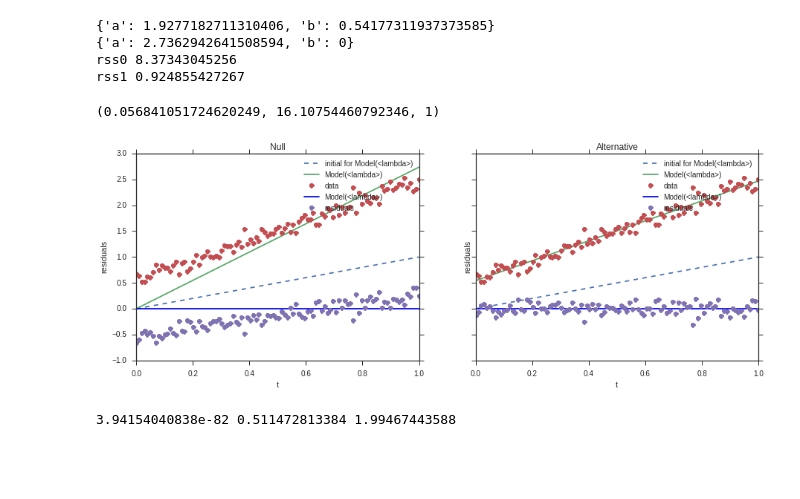
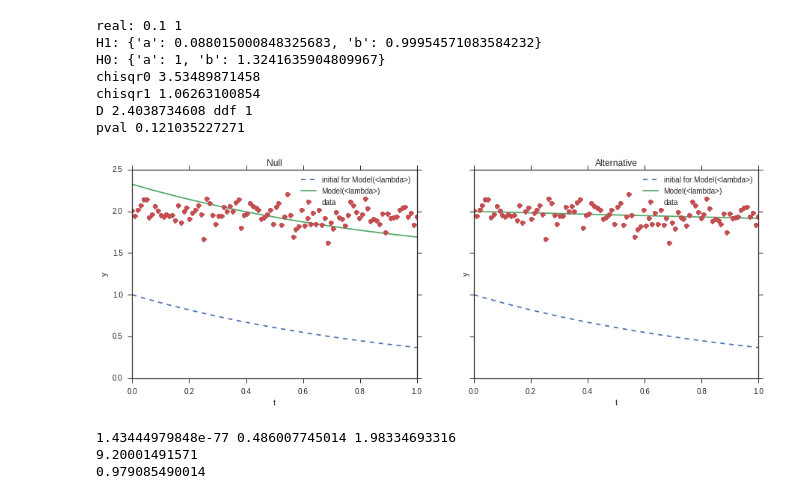
Before and after one commit to yoavram/curveball, a Jupyter notebook: notebooks/likelihood ratio test.ipynb, the cells around one changed output. Drawn from its saved outputs; the diff is of its cells as text; code cells hidden in the pictures; blank space fills up the shorter version.

```diff
--- a/notebooks/likelihood ratio test.ipynb
+++ b/notebooks/likelihood ratio test.ipynb
@@ -29,36 +30,46 @@ def lrt(model_fit0, model_fit1):
 # %%
 # test lrt
 fig, ax = subplots(1,2,sharex=True,sharey=True,figsize=(15,5))
 
-_t = linspace(0,1,100)
-_data = (2*_t+0.5) + normal(0,0.1,100)
-#plot(_t,  _data)
-_model = Model(lambda t,a,b: (a*t+b))
-_params = _model.make_params(a=1,b=0)
+N = 100
+t = linspace(0,1,N)
+a,b = 0.1,1
+f = lambda t,a,b: b + exp(-a*t)
+print "real:", a,b
+data = f(t,a,b) + normal(0,0.1,N)
+model = Model(f)
+params = model.make_params(a=1,b=0)
 
-_model_fit1 = _model.fit(_data, t=_t, params=_params)
-_model_fit1.plot_fit(ax=ax[1])
+model_fit1 = model.fit(data, t=t, params=params)
+model_fit1.plot_fit(ax=ax[1])
 ax[1].set_title("Alternative")
-_model_fit1.plot_residuals(ax[1])
-print _model_fit1.best_values
+#model_fit1.plot_residuals(ax[1])
+print "H1:",model_fit1.best_values
 
-_params['b'].set(vary=False)
-_model_fit0 = _model.fit(_data, t=_t, params=_params)
-_model_fit0.plot_fit(ax=ax[0])
-_model_fit0.plot_residuals(ax[0])
+params['a'].set(vary=False)
+model_fit0 = model.fit(data, t=t, params=params)
+model_fit0.plot_fit(ax=ax[0])
+#model_fit0.plot_residuals(ax[0])
 ax[0].set_title("Null")
-print _model_fit0.best_values
+print "H0:",model_fit0.best_values
 
-lrt(_model_fit0, _model_fit1)
+pval = lrt(model_fit0, model_fit1)
+print "pval", pval
 # %% [output]
-{'a': 1.9277182711310406, 'b': 0.54177311937373585}
-{'a': 2.7362942641508594, 'b': 0}
-rss0 8.37343045256
-rss1 0.924855427267
+real: 0.1 1
+H1: {'a': 0.088015000848325683, 'b': 0.99954571083584232}
+H0: {'a': 1, 'b': 1.3241635904809967}
+chisqr0 3.53489871458
+chisqr1 1.06263100854
+D 2.4038734608 ddf 1
+pval 0.121035227271
-(0.056841051724620249, 16.10754460792346, 1)
-[figure, old version]
+[figure, new version]
 # %%
-slope,intercept,r_val,p_val,stderr_val = stats.linregress(_t,_data)
+slope,intercept,r_val,p_val,stderr_val = stats.linregress(t,data)
 print p_val, intercept, slope
+print ((data - (0.977 + 1 * t))**2).sum()
+print ((data - (intercept + slope * t))**2).sum()
 # %% [output]
-3.94154040838e-82 0.511472813384 1.99467443588
+1.43444979848e-77 0.486007745014 1.98334693316
+9.20001491571
+0.979085490014
```
Also changed, not shown: parts of 2 cells of this notebook.
